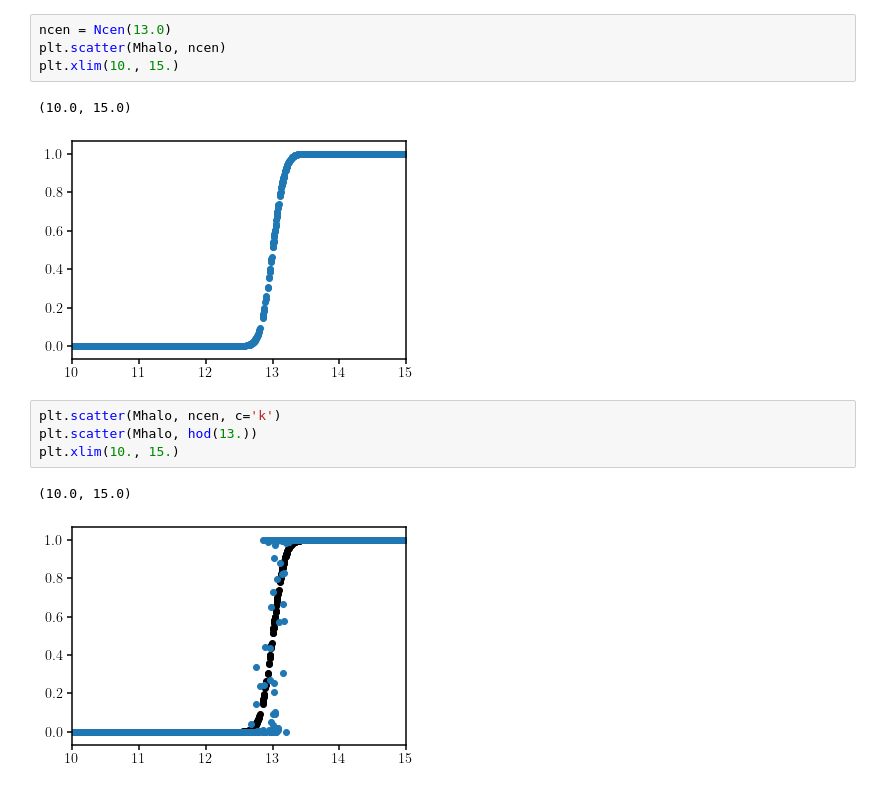
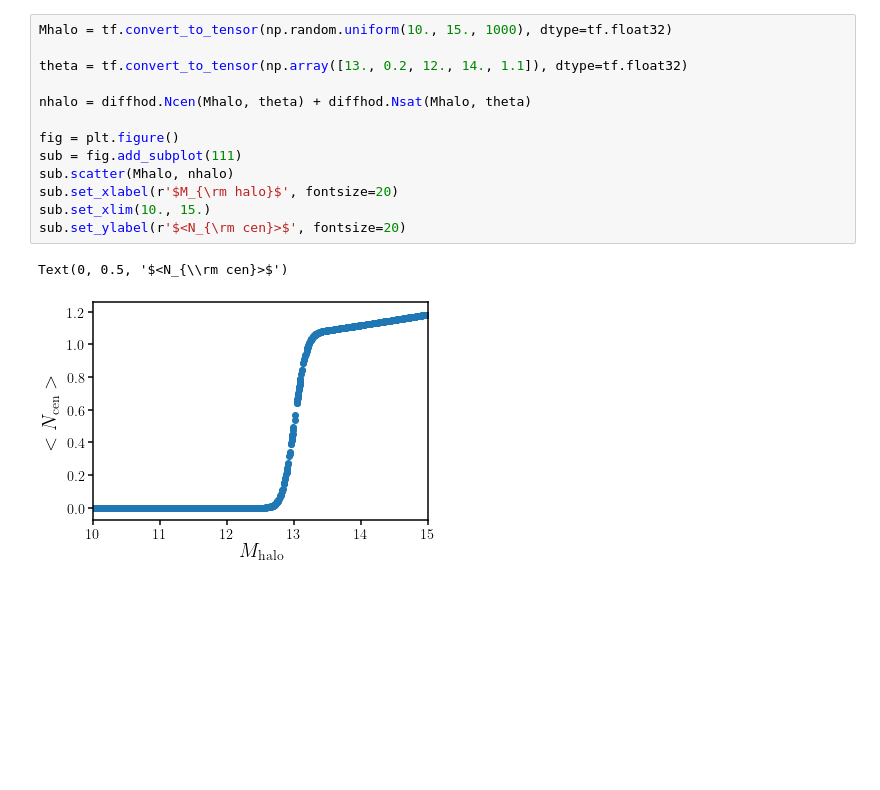
Before and after one commit to DifferentiableUniverseInitiative/DHOD, a Jupyter notebook: nb/dhod_centrals.ipynb, the cells around one changed output. Saved outputs shown, nothing was run; the diff lists cells and outputs as text; blank space fills up the shorter version.

```diff
--- a/nb/dhod_centrals.ipynb
+++ b/nb/dhod_centrals.ipynb
@@ -35,14 +21,16 @@ def numden(Mmin):
-# %%
-ncen = Ncen(13.0)
-plt.scatter(Mhalo, ncen)
-plt.xlim(10., 15.)
-# %% [output]
-(10.0, 15.0)
-[figure, removed]
-# %%
-plt.scatter(Mhalo, ncen, c='k')
-plt.scatter(Mhalo, hod(13.))
-plt.xlim(10., 15.)
-# %% [output]
-(10.0, 15.0)
-[figure, removed]
+# %%
+Mhalo = tf.convert_to_tensor(np.random.uniform(10., 15., 1000), dtype=tf.float32)
+
+theta = tf.convert_to_tensor(np.array([13., 0.2, 12., 14., 1.1]), dtype=tf.float32)
+
+nhalo = diffhod.Ncen(Mhalo, theta) + diffhod.Nsat(Mhalo, theta)
+
+fig = plt.figure()
+sub = fig.add_subplot(111)
+sub.scatter(Mhalo, nhalo)
+sub.set_xlabel(r'$M_{\rm halo}$', fontsize=20)
+sub.set_xlim(10., 15.)
+sub.set_ylabel(r'$<N_{\rm cen}>$', fontsize=20)
+# %% [output]
+Text(0, 0.5, '$<N_{\\rm cen}>$')
+[figure, added]
```
Also changed, not shown: parts of 8 cells of this notebook, 2 other files.
